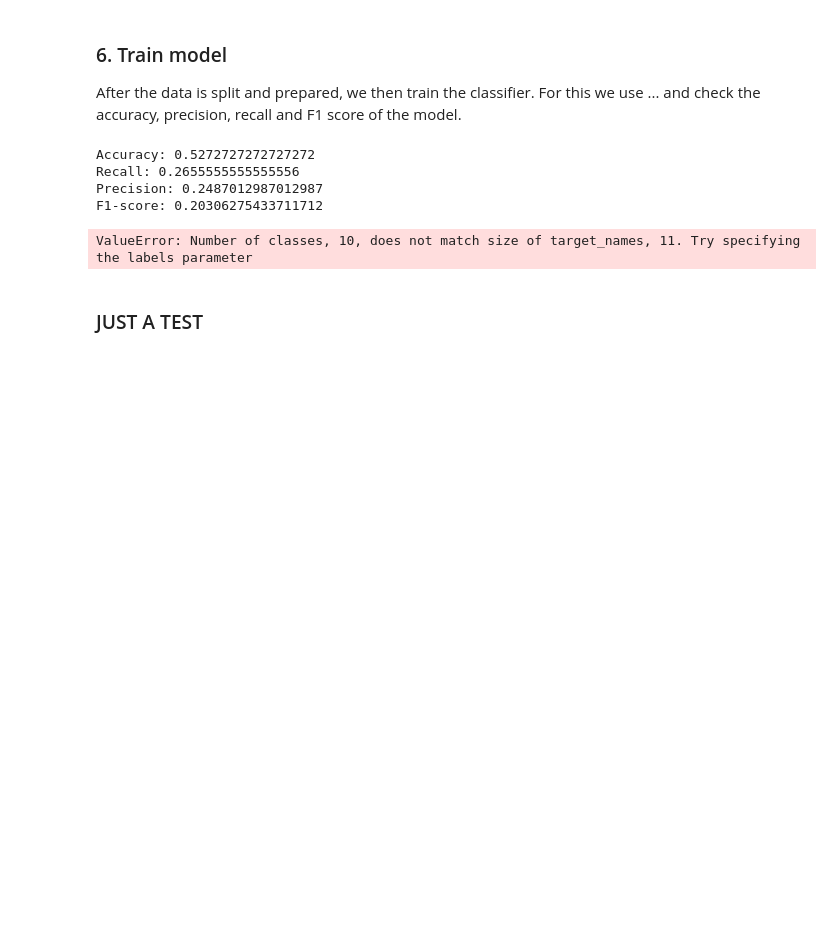
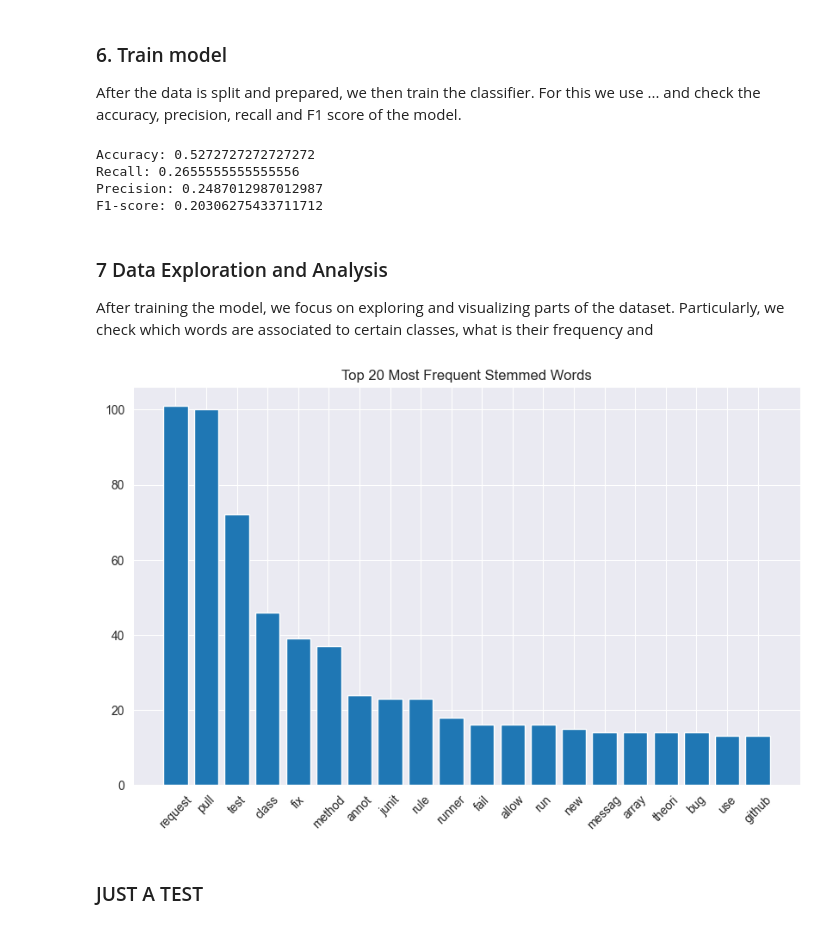
Before and after one commit to KMichaylov/Master-Thesis-Repository, a Jupyter notebook: notebooks/nlp-analysis.ipynb, the cells around one changed output. Drawn from its saved outputs; the diff is of its cells as text; code cells hidden in the pictures; blank space fills up the shorter version.

Commit message:
Add some data exploration code snippets

```diff
--- a/notebooks/nlp-analysis.ipynb
+++ b/notebooks/nlp-analysis.ipynb
@@ -214,10 +214,30 @@ print("Accuracy:", accuracy_score(y_test, y_pred))
 print("Recall:", recall_score(y_test, y_pred, average="macro"))
 print("Precision:", precision_score(y_test, y_pred, average="macro"))
 print("F1-score:", f1_score(y_test, y_pred, average="macro"))
-print("Classification Report:\n", classification_report(y_test, y_pred, target_names=label_encoder.classes_))
+# print("Classification Report:\n", classification_report(y_test, y_pred, target_names=label_encoder.classes_))
 # %% [output]
 Accuracy: 0.5272727272727272
 Recall: 0.2655555555555556
 Precision: 0.2487012987012987
 F1-score: 0.20306275433711712
-ValueError: Number of classes, 10, does not match size of target_names, 11. Try specifying the labels parameter
+# %% [markdown]
+### 7 Data Exploration and Analysis
+After training the model, we focus on exploring and visualizing parts of the dataset. Particularly, we check which words are associated to certain classes, what is their frequency and
+# %%
+# Word frequencies
+from collections import Counter
+import matplotlib.pyplot as plt
+
+all_stemmed_words = [word for tokens in data["Stemmed_Tokens"] for word in tokens]
+stemmed_word_freq = Counter(all_stemmed_words)
+
+most_common_stemmed_words = stemmed_word_freq.most_common(20)
+words, counts = zip(*most_common_stemmed_words)
+
+plt.figure(figsize=(10, 6))
+plt.bar(words, counts)
+plt.xticks(rotation=45)
+plt.title("Top 20 Most Frequent Stemmed Words")
+plt.show()
+# %% [output]
+[figure, added]
```
Also changed, not shown: parts of 1 cell of this notebook, 1 other file.
